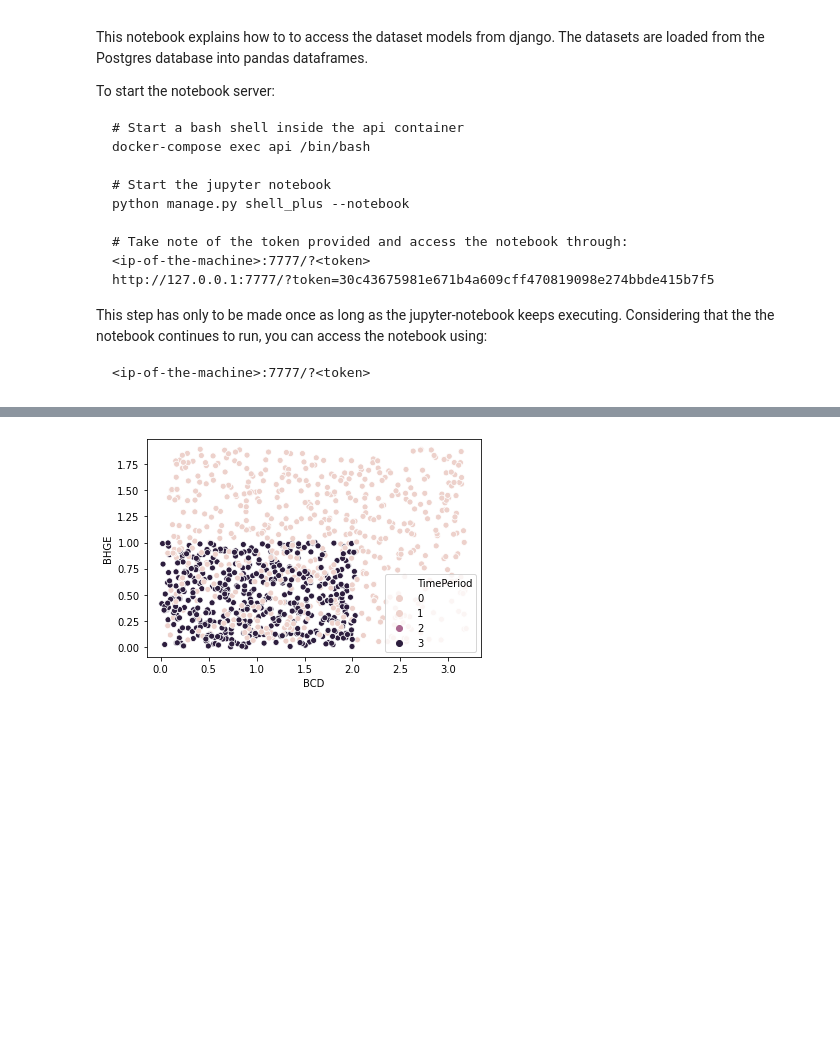
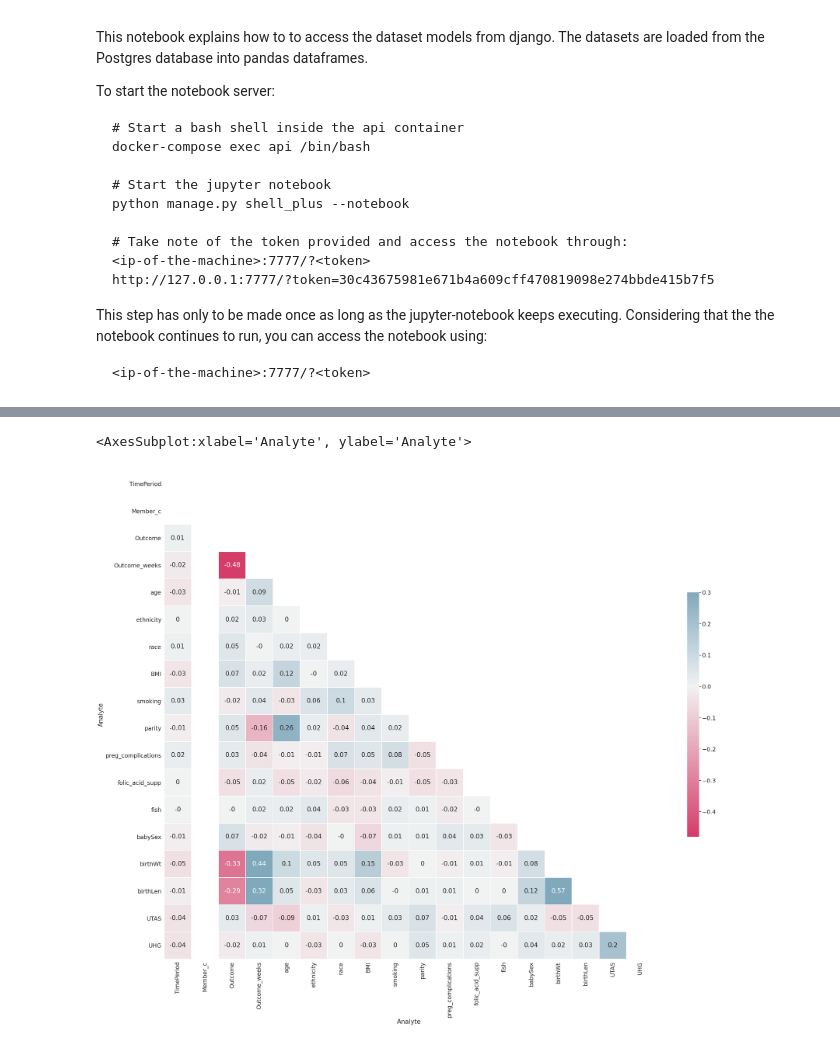
Before and after one commit to agostini01/harmonization-website, a Jupyter notebook: cohorts_proj/jupyter/custom-analysis-template.ipynb, the cells around one changed output, grey strips where cells are left out. Cells and saved outputs as stored; diff of their text form; code cells hidden in the pictures; blank space fills up the shorter version.

Commit message:
Add model changes and initial analysis.

```diff
--- a/cohorts_proj/jupyter/custom-analysis-template.ipynb
+++ b/cohorts_proj/jupyter/custom-analysis-template.ipynb
@@ -60,0 +46,6 @@ RawUNM._meta.get_fields()
+# %%
+
+
+df1 = adapters.neu.get_dataframe()
+df2 = adapters.unm.get_dataframe()
+df3 = adapters.dar.get_dataframe()
@@ -127,5 +83,9 @@ df.head()
-# %%
-# plotting can now be done with pre-installed libraries that operate with pandas DataFrames
-ax = sns.scatterplot(data=df, x='BCD', y='BHGE', hue='TimePeriod')
-# %% [output]
-[figure, removed]
+# %%
+to_corr_cols = ['TimePeriod', 'Member_c', 'Outcome', 'Outcome_weeks', 'age',
+                'ethnicity', 'race', 'BMI', 'smoking', 'parity', 'preg_complications',
+                'folic_acid_supp', 'fish', 'babySex', 'birthWt', 'birthLen','UTAS','UHG']
+
+analysis.getCorrelationHeatmap(df1, to_corr_cols)
+# %% [output]
+<AxesSubplot:xlabel='Analyte', ylabel='Analyte'>
+[figure, added]
```
Also changed, not shown: parts of 20 cells of this notebook, 4 other files.
